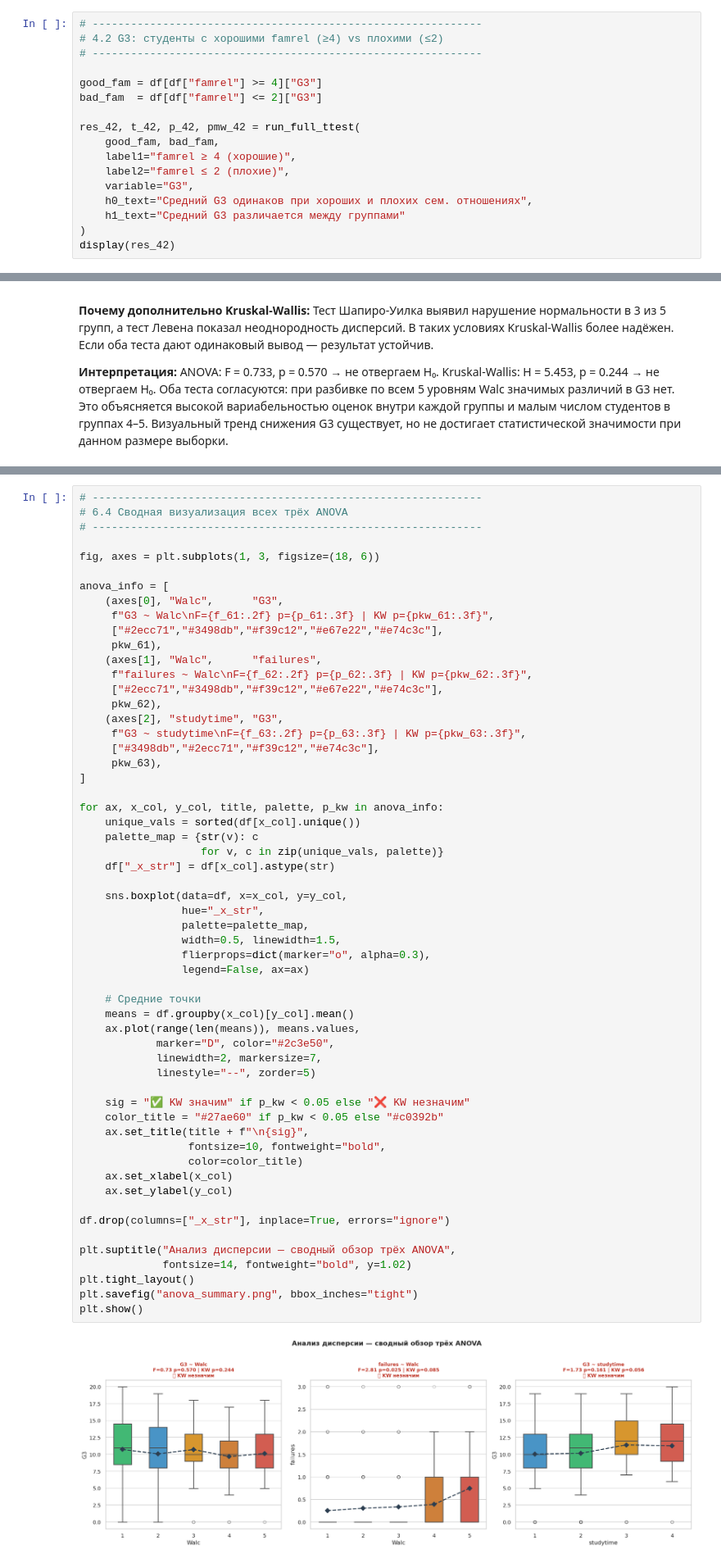
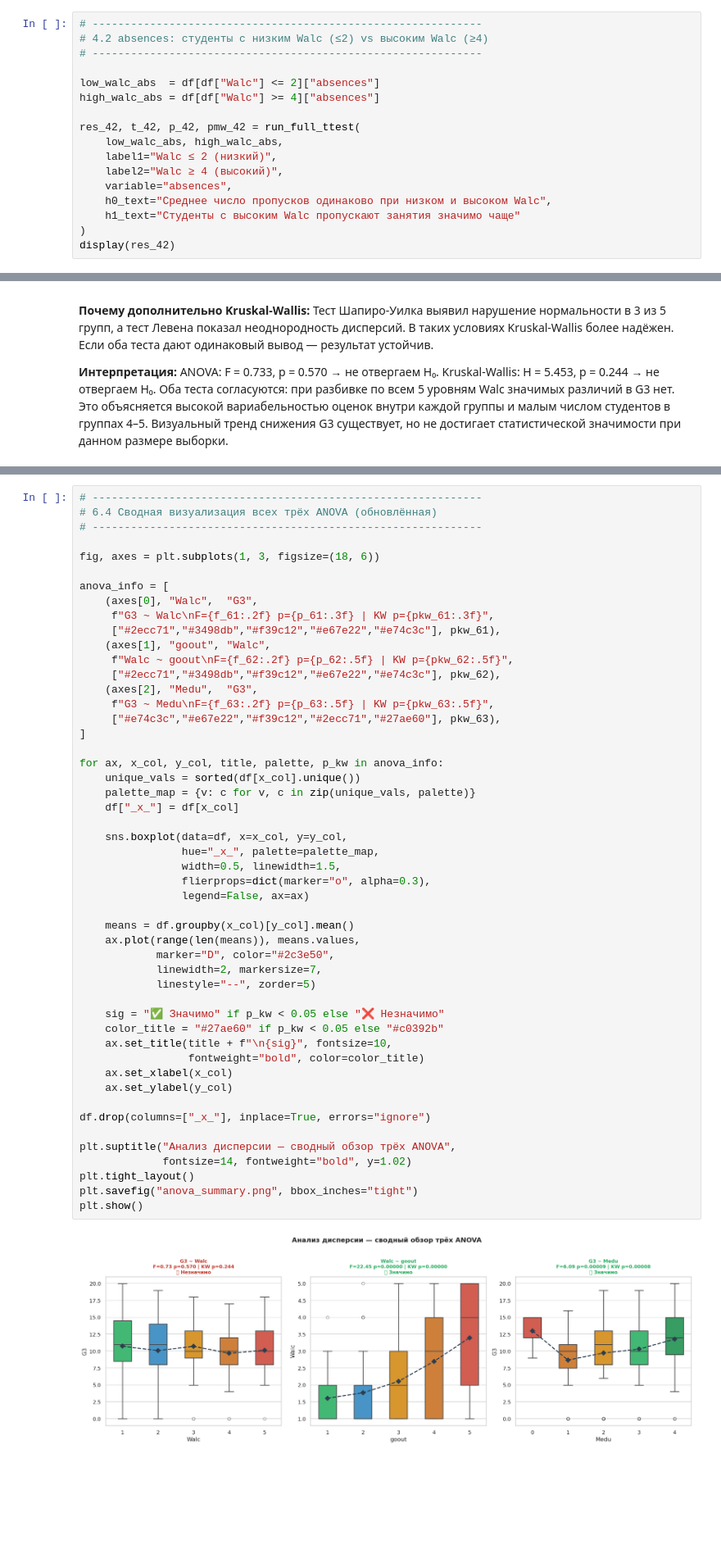
Before and after one commit to falcon-ov/msad-lab1, a Jupyter notebook: lab1.ipynb, the cells around one changed output, grey strips where cells are left out. Shown at 82% size. Saved outputs shown, nothing was run; the diff lists cells and outputs as text; blank space fills up the shorter version.

```diff
--- a/lab1.ipynb
+++ b/lab1.ipynb
@@ -1131,19 +1131,19 @@ plt.show()
 [figure]
 # %%
 # -------------------------------------------------------------
-# 4.2 G3: студенты с хорошими famrel (≥4) vs плохими (≤2)
+# 4.2 absences: студенты с низким Walc (≤2) vs высоким Walc (≥4)
 # -------------------------------------------------------------
 
-good_fam = df[df["famrel"] >= 4]["G3"]
-bad_fam  = df[df["famrel"] <= 2]["G3"]
+low_walc_abs  = df[df["Walc"] <= 2]["absences"]
+high_walc_abs = df[df["Walc"] >= 4]["absences"]
 
 res_42, t_42, p_42, pmw_42 = run_full_ttest(
-    good_fam, bad_fam,
-    label1="famrel ≥ 4 (хорошие)",
-    label2="famrel ≤ 2 (плохие)",
-    variable="G3",
-    h0_text="Средний G3 одинаков при хороших и плохих сем. отношениях",
-    h1_text="Средний G3 различается между группами"
+    low_walc_abs, high_walc_abs,
+    label1="Walc ≤ 2 (низкий)",
+    label2="Walc ≥ 4 (высокий)",
+    variable="absences",
+    h0_text="Среднее число пропусков одинаково при низком и высоком Walc",
+    h1_text="Студенты с высоким Walc пропускают занятия значимо чаще"
 )
 display(res_42)
 # %% [output]
@@ -1996,61 +2239,54 @@ else:
 # %%
 # -------------------------------------------------------------
-# 6.4 Сводная визуализация всех трёх ANOVA
+# 6.4 Сводная визуализация всех трёх ANOVA (обновлённая)
 # -------------------------------------------------------------
 
 fig, axes = plt.subplots(1, 3, figsize=(18, 6))
 
 anova_info = [
-    (axes[0], "Walc",      "G3",
+    (axes[0], "Walc",  "G3",
      f"G3 ~ Walc\nF={f_61:.2f} p={p_61:.3f} | KW p={pkw_61:.3f}",
-     ["#2ecc71","#3498db","#f39c12","#e67e22","#e74c3c"],
-     pkw_61),
-    (axes[1], "Walc",      "failures",
-     f"failures ~ Walc\nF={f_62:.2f} p={p_62:.3f} | KW p={pkw_62:.3f}",
-     ["#2ecc71","#3498db","#f39c12","#e67e22","#e74c3c"],
-     pkw_62),
-    (axes[2], "studytime", "G3",
-     f"G3 ~ studytime\nF={f_63:.2f} p={p_63:.3f} | KW p={pkw_63:.3f}",
-     ["#3498db","#2ecc71","#f39c12","#e74c3c"],
-     pkw_63),
+     ["#2ecc71","#3498db","#f39c12","#e67e22","#e74c3c"], pkw_61),
+    (axes[1], "goout", "Walc",
+     f"Walc ~ goout\nF={f_62:.2f} p={p_62:.5f} | KW p={pkw_62:.5f}",
+     ["#2ecc71","#3498db","#f39c12","#e67e22","#e74c3c"], pkw_62),
+    (axes[2], "Medu",  "G3",
+     f"G3 ~ Medu\nF={f_63:.2f} p={p_63:.5f} | KW p={pkw_63:.5f}",
+     ["#e74c3c","#e67e22","#f39c12","#2ecc71","#27ae60"], pkw_63),
 ]
 
 for ax, x_col, y_col, title, palette, p_kw in anova_info:
     unique_vals = sorted(df[x_col].unique())
-    palette_map = {str(v): c
-                   for v, c in zip(unique_vals, palette)}
-    df["_x_str"] = df[x_col].astype(str)
+    palette_map = {v: c for v, c in zip(unique_vals, palette)}
+    df["_x_"] = df[x_col]
 
     sns.boxplot(data=df, x=x_col, y=y_col,
-                hue="_x_str",
-                palette=palette_map,
+                hue="_x_", palette=palette_map,
                 width=0.5, linewidth=1.5,
                 flierprops=dict(marker="o", alpha=0.3),
                 legend=False, ax=ax)
 
-    # Средние точки
     means = df.groupby(x_col)[y_col].mean()
     ax.plot(range(len(means)), means.values,
             marker="D", color="#2c3e50",
             linewidth=2, markersize=7,
             linestyle="--", zorder=5)
 
-    sig = "✅ KW значим" if p_kw < 0.05 else "❌ KW незначим"
+    sig = "✅ Значимо" if p_kw < 0.05 else "❌ Незначимо"
     color_title = "#27ae60" if p_kw < 0.05 else "#c0392b"
-    ax.set_title(title + f"\n{sig}",
-                 fontsize=10, fontweight="bold",
-                 color=color_title)
+    ax.set_title(title + f"\n{sig}", fontsize=10,
+                 fontweight="bold", color=color_title)
     ax.set_xlabel(x_col)
     ax.set_ylabel(y_col)
 
-df.drop(columns=["_x_str"], inplace=True, errors="ignore")
+df.drop(columns=["_x_"], inplace=True, errors="ignore")
 
 plt.suptitle("Анализ дисперсии — сводный обзор трёх ANOVA",
              fontsize=14, fontweight="bold", y=1.02)
 plt.tight_layout()
 plt.savefig("anova_summary.png", bbox_inches="tight")
 plt.show()
 # %% [output]
-[figure, old version]
+[figure, new version]
 # %% [markdown]
 **Интерпретация сводного графика:**
```
Also changed, not shown: parts of 13 cells of this notebook, 4 other files.
